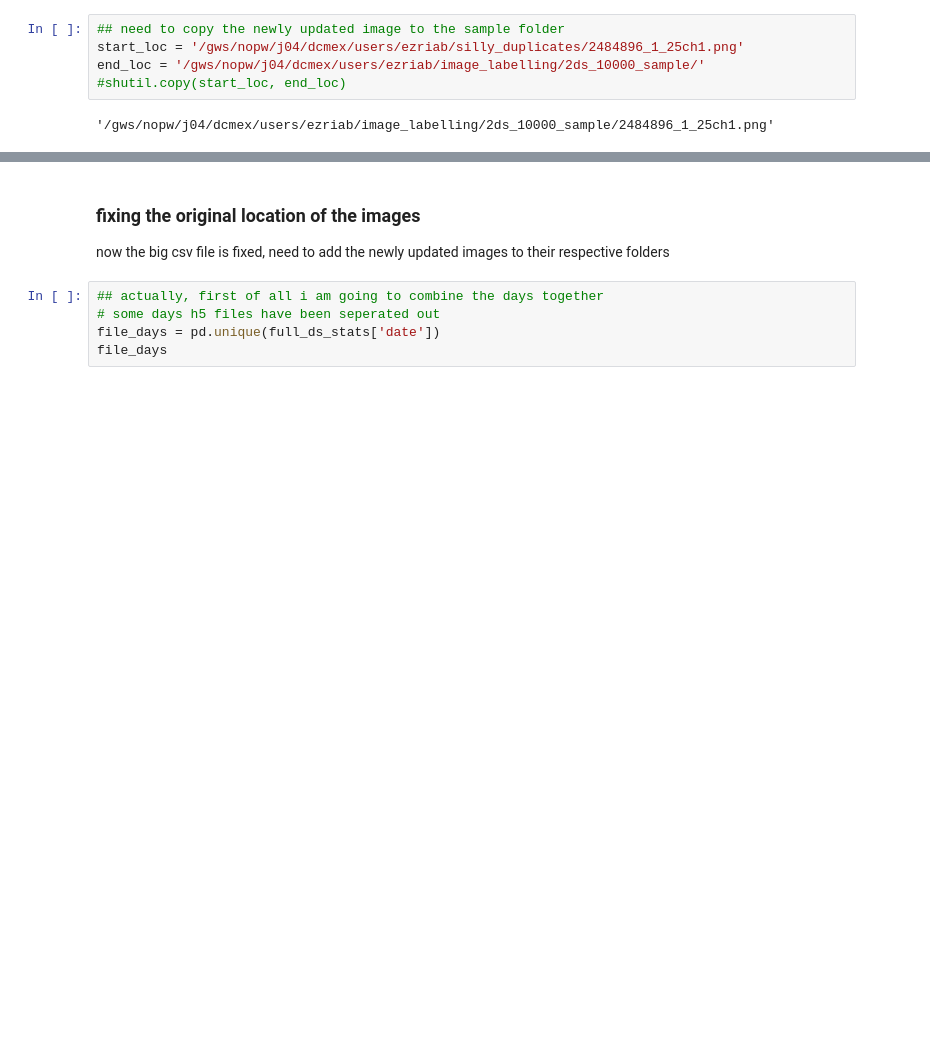
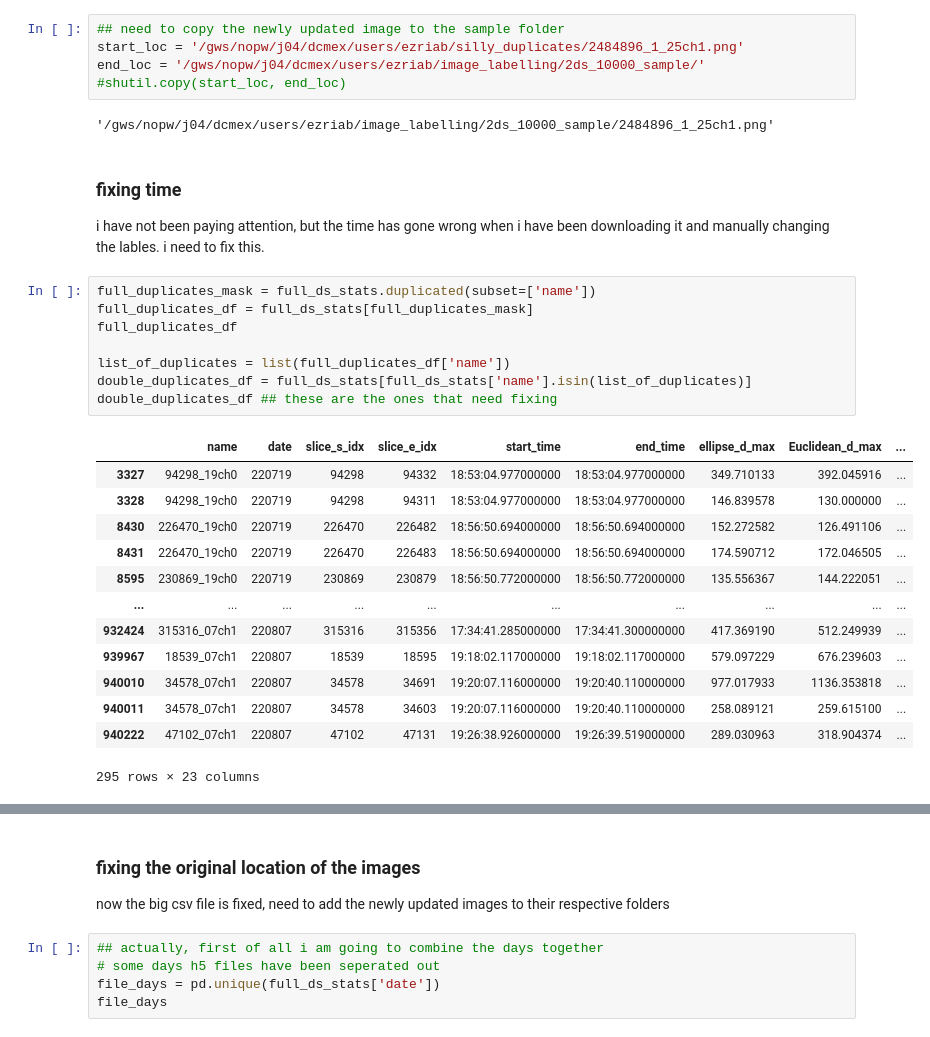
Before and after one commit to ezriri/2DS_code, a Jupyter notebook: duplicate_fixing/duplicate_fix.ipynb, the cells around one changed output, grey strips where cells are left out. Saved outputs shown, nothing was run; the diff lists cells and outputs as text; blank space fills up the shorter version.

Commit message:
duplicate nightmare

```diff
--- a/duplicate_fixing/duplicate_fix.ipynb
+++ b/duplicate_fixing/duplicate_fix.ipynb
@@ -166,3 +194,29 @@ end_loc = '/gws/nopw/j04/dcmex/users/ezriab/image_labelling/2ds_10000_sample/'
 #shutil.copy(start_loc, end_loc)
 # %% [output]
 '/gws/nopw/j04/dcmex/users/ezriab/image_labelling/2ds_10000_sample/2484896_1_25ch1.png'
+# %% [markdown]
+### fixing time
+i have not been paying attention, but the time has gone wrong when i have been downloading it and manually changing the lables.
+i need to fix this.
+# %%
+full_duplicates_mask = full_ds_stats.duplicated(subset=['name'])
+full_duplicates_df = full_ds_stats[full_duplicates_mask]
+full_duplicates_df
+
+list_of_duplicates = list(full_duplicates_df['name'])
+double_duplicates_df = full_ds_stats[full_ds_stats['name'].isin(list_of_duplicates)]
+double_duplicates_df ## these are the ones that need fixing
+# %% [output]
+|  | name | date | slice_s_idx | slice_e_idx | start_time | end_time | ellipse_d_max | Euclidean_d_max | ... |
+| 3327 | 94298_19ch0 | 220719 | 94298 | 94332 | 18:53:04.977000000 | 18:53:04.977000000 | 349.710133 | 392.045916 | ... |
+| 3328 | 94298_19ch0 | 220719 | 94298 | 94311 | 18:53:04.977000000 | 18:53:04.977000000 | 146.839578 | 130.000000 | ... |
+| 8430 | 226470_19ch0 | 220719 | 226470 | 226482 | 18:56:50.694000000 | 18:56:50.694000000 | 152.272582 | 126.491106 | ... |
+| 8431 | 226470_19ch0 | 220719 | 226470 | 226483 | 18:56:50.694000000 | 18:56:50.694000000 | 174.590712 | 172.046505 | ... |
+| 8595 | 230869_19ch0 | 220719 | 230869 | 230879 | 18:56:50.772000000 | 18:56:50.772000000 | 135.556367 | 144.222051 | ... |
+| ... | ... | ... | ... | ... | ... | ... | ... | ... | ... |
+| 932424 | 315316_07ch1 | 220807 | 315316 | 315356 | 17:34:41.285000000 | 17:34:41.300000000 | 417.369190 | 512.249939 | ... |
+| 939967 | 18539_07ch1 | 220807 | 18539 | 18595 | 19:18:02.117000000 | 19:18:02.117000000 | 579.097229 | 676.239603 | ... |
+| 940010 | 34578_07ch1 | 220807 | 34578 | 34691 | 19:20:07.116000000 | 19:20:40.110000000 | 977.017933 | 1136.353818 | ... |
+| 940011 | 34578_07ch1 | 220807 | 34578 | 34603 | 19:20:07.116000000 | 19:20:40.110000000 | 258.089121 | 259.615100 | ... |
+| 940222 | 47102_07ch1 | 220807 | 47102 | 47131 | 19:26:38.926000000 | 19:26:39.519000000 | 289.030963 | 318.904374 | ... |
+295 rows × 23 columns
```
Also changed, not shown: parts of 11 cells of this notebook, 2 other files.
